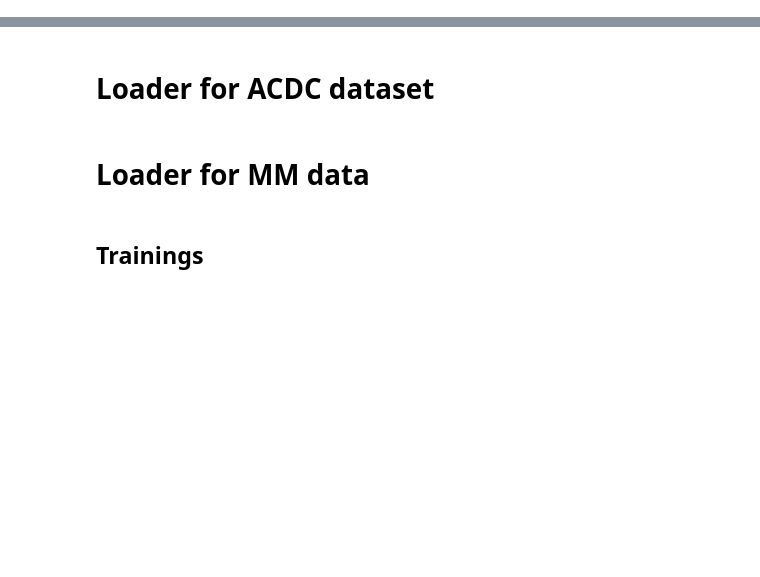
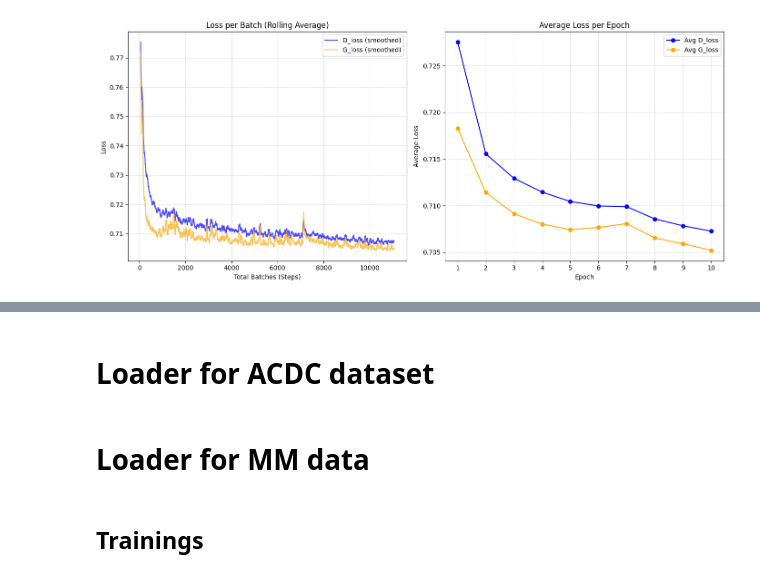
Before and after one commit to Checui/Anomaly_detection_ICCV2019, a Jupyter notebook: run_model.ipynb, the cells around one changed output, grey strips where cells are left out. Cells and saved outputs as stored; diff of their text form; code cells hidden in the pictures; blank space fills up the shorter version.

```diff
--- a/run_model.ipynb
+++ b/run_model.ipynb
@@ -47,3 +47,97 @@ WARNING:tensorflow:From c:\Users\Usuario\Desktop\MRes AI and Machine Learning\MR
 Instructions for updating:
 non-resource variables are not supported in the long term
 Setup complete.
+# %%
+# ==========================================
+# CELL 1: Imports and Setup
+# ==========================================
+import os
+import pandas as pd
+import matplotlib.pyplot as plt
+from tensorboard.backend.event_processing.event_accumulator import EventAccumulator
+
+# --- IMPORTANT: Change this to the exact path of your downloaded file ---
+log_file_path = r".\train_results\events.out.tfevents.1771875573.cx3-20-3"
+
+# Known training parameters
+STEPS_PER_EPOCH = 1120
+
+# Load the TensorBoard events file
+print(f"Loading {log_file_path}...")
+event_acc = EventAccumulator(log_file_path)
+event_acc.Reload()
+
+# Check what metrics are available in the file
+available_tags = event_acc.Tags()['scalars']
+print(f"Metrics found: {available_tags}")
+
+
+# ==========================================
+# CELL 2: Extract Data & Calculate Averages
+# ==========================================
+def extract_metric_to_df(tag_name):
+    """Extracts TensorBoard events into a Pandas DataFrame."""
+    if tag_name not in available_tags:
+        print(f"Warning: {tag_name} not found in logs.")
+        return pd.DataFrame()
+
+    # Get all recorded steps for this metric
+    events = event_acc.Scalars(tag_name)
+
+    # Convert to a list of dictionaries
+    data = [{'global_batch_step': e.step, f'{tag_name}': e.value} for e in events]
+    df = pd.DataFrame(data)
+
+    # Calculate which epoch each batch belongs to (Step 0-4515 = Epoch 1)
+    df['epoch'] = (df['global_batch_step'] // STEPS_PER_EPOCH) + 1
+    return df
+
+# Extract Discriminator and Generator losses
+df_D = extract_metric_to_df('D_loss')
+df_G = extract_metric_to_df('G_loss')
+
+# Merge them into one table based on the step
+if not df_D.empty and not df_G.empty:
+    df_all = pd.merge(df_D, df_G, on=['global_batch_step', 'epoch'], how='outer')
+
+    # --- Calculate Average Per Epoch ---
+    epoch_averages = df_all.groupby('epoch')[['D_loss', 'G_loss']].mean().reset_index()
+
+    print("\n=== AVERAGE LOSS PER EPOCH ===")
+    print(epoch_averages)
+
+
+# ==========================================
+# CELL 3: Plot the Results
+# ==========================================
+if not df_all.empty:
+    plt.figure(figsize=(14, 6))
+
+    # Plot 1: Raw Batch Data (Smoothing it with a rolling average makes it easier to read)
+    plt.subplot(1, 2, 1)
+    # Applying a rolling window of 50 batches so the graph isn't too messy
+    plt.plot(df_all['global_batch_step'], df_all['D_loss'].rolling(50).mean(), label='D_loss (smoothed)', color='blue', alpha=0.7)
+    plt.plot(df_all['global_batch_step'], df_all['G_loss'].rolling(50).mean(), label='G_loss (smoothed)', color='orange', alpha=0.7)
+    plt.title('Loss per Batch (Rolling Average)')
+    plt.xlabel('Total Batches (Steps)')
+    plt.ylabel('Loss')
+    plt.legend()
+    plt.grid(True, linestyle='--', alpha=0.5)
+
+    # Plot 2: Exact Epoch Averages
+    plt.subplot(1, 2, 2)
+    plt.plot(epoch_averages['epoch'], epoch_averages['D_loss'], marker='o', label='Avg D_loss', color='blue')
+    plt.plot(epoch_averages['epoch'], epoch_averages['G_loss'], marker='o', label='Avg G_loss', color='orange')
+    plt.title('Average Loss per Epoch')
+    plt.xlabel('Epoch')
+    plt.ylabel('Average Loss')
+    # Force x-axis to show whole numbers for epochs
+    plt.xticks(epoch_averages['epoch'])
+    plt.legend()
+    plt.grid(True, linestyle='--', alpha=0.5)
+
+    plt.tight_layout()
+    plt.show()
+else:
+    print("Could not plot because data is empty.")
+# %% [output]
@@ -49,0 +159 @@ Setup complete.
+[figure, added]
```
Also changed, not shown: parts of 4 cells of this notebook, 3 other files.
